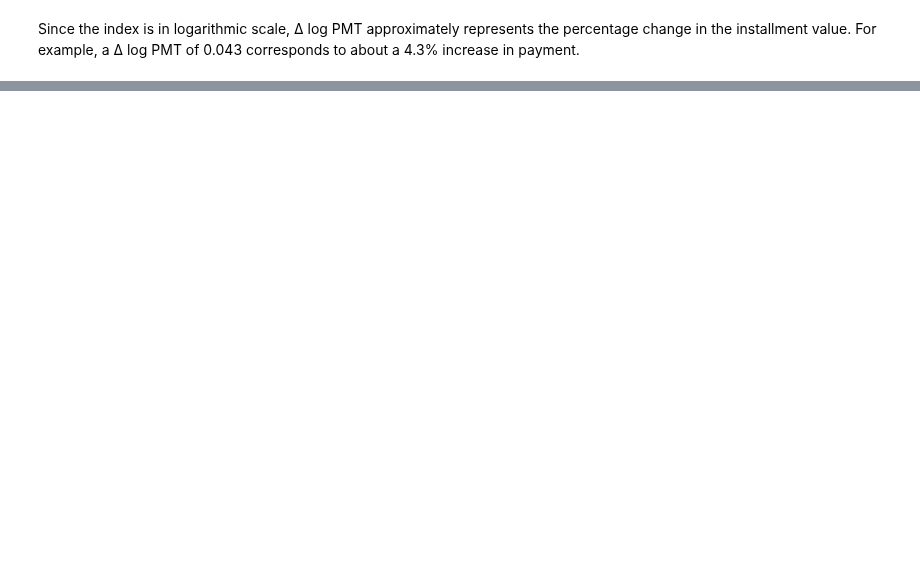
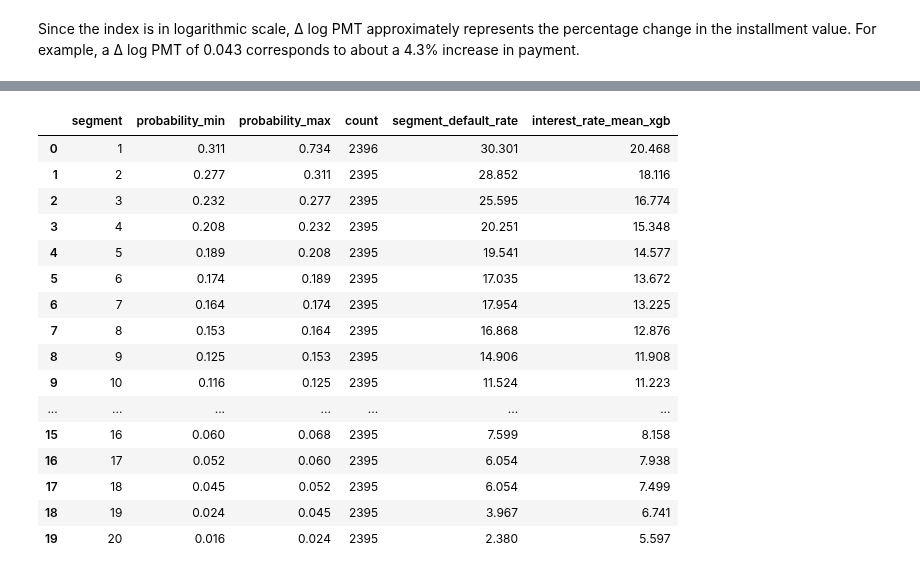
Before and after one commit to imonteiroyh/LoanCreditRisk, a Jupyter notebook: notebooks/05_policy.ipynb, the cells around one changed output, grey strips where cells are left out. Cells and saved outputs as stored; diff of their text form; code cells hidden in the pictures; blank space fills up the shorter version.

```diff
--- a/notebooks/05_policy.ipynb
+++ b/notebooks/05_policy.ipynb
@@ -638,0 +422,39 @@ display(
+# %%
+def add_rate_means(st_table, score_series, rate_series):
+    st_out = st_table.copy()
+    means = []
+    for _, row in st_out.iterrows():
+        mask = (score_series >= row["probability_min"]) & (score_series < row["probability_max"])
+        means.append(round(rate_series[mask].mean() * 100, 3))
+    st_out["interest_rate_mean"] = means
+    return st_out
+
+st_xgb_adj = add_rate_means(
+    st["XGBoost Adjusted"],
+    validation_data["xgb_score_adjusted"],
+    validation_data["r_new_xgb"],
+)
+
+cols = [
+    "segment", "probability_min", "probability_max",
+    "count", "segment_default_rate", "interest_rate_mean",
+]
+display(st_xgb_adj[cols].rename(columns={"interest_rate_mean": "interest_rate_mean_xgb"}))
+# %% [output]
+|  | segment | probability_min | probability_max | count | segment_default_rate | interest_rate_mean_xgb |
+| 0 | 1 | 0.311 | 0.734 | 2396 | 30.301 | 20.468 |
+| 1 | 2 | 0.277 | 0.311 | 2395 | 28.852 | 18.116 |
+| 2 | 3 | 0.232 | 0.277 | 2395 | 25.595 | 16.774 |
+| 3 | 4 | 0.208 | 0.232 | 2395 | 20.251 | 15.348 |
+| 4 | 5 | 0.189 | 0.208 | 2395 | 19.541 | 14.577 |
+| 5 | 6 | 0.174 | 0.189 | 2395 | 17.035 | 13.672 |
+| 6 | 7 | 0.164 | 0.174 | 2395 | 17.954 | 13.225 |
+| 7 | 8 | 0.153 | 0.164 | 2395 | 16.868 | 12.876 |
+| 8 | 9 | 0.125 | 0.153 | 2395 | 14.906 | 11.908 |
+| 9 | 10 | 0.116 | 0.125 | 2395 | 11.524 | 11.223 |
+| ... | ... | ... | ... | ... | ... | ... |
+| 15 | 16 | 0.060 | 0.068 | 2395 | 7.599 | 8.158 |
+| 16 | 17 | 0.052 | 0.060 | 2395 | 6.054 | 7.938 |
+| 17 | 18 | 0.045 | 0.052 | 2395 | 6.054 | 7.499 |
+| 18 | 19 | 0.024 | 0.045 | 2395 | 3.967 | 6.741 |
+| 19 | 20 | 0.016 | 0.024 | 2395 | 2.380 | 5.597 |
```
Also changed, not shown: parts of 30 cells of this notebook.
